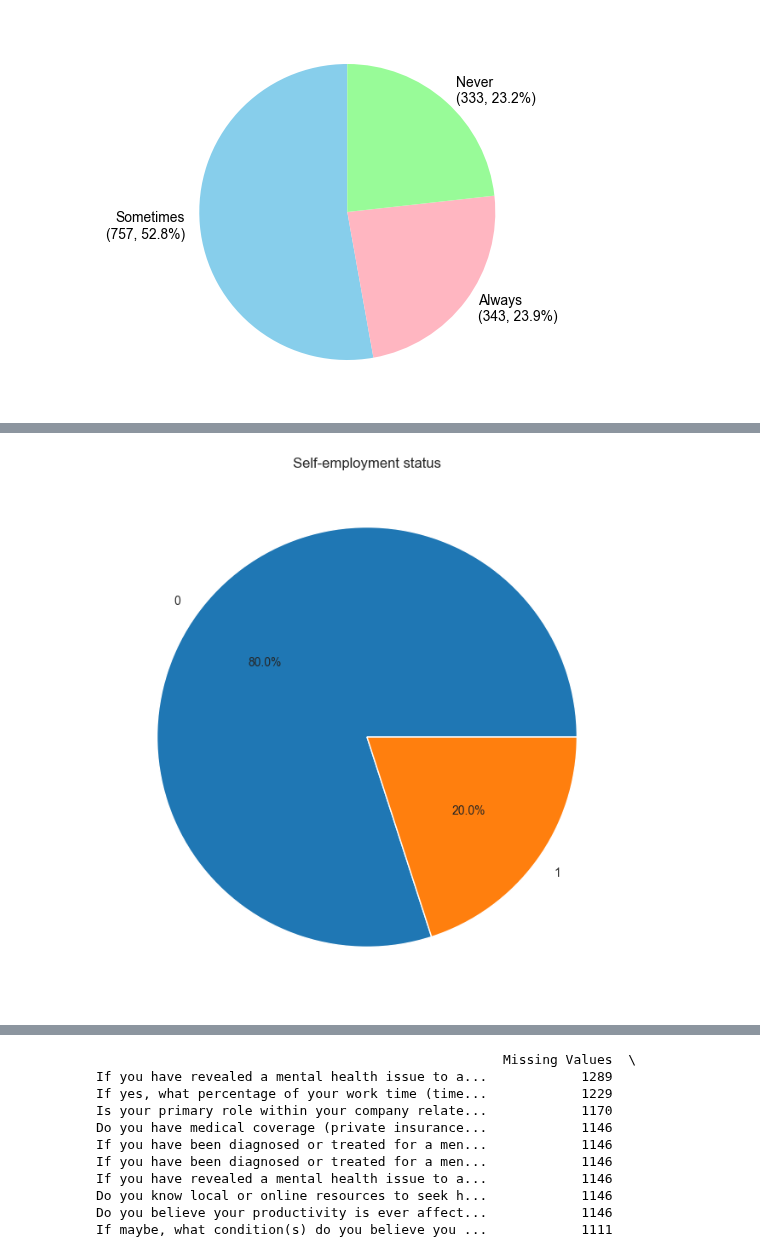
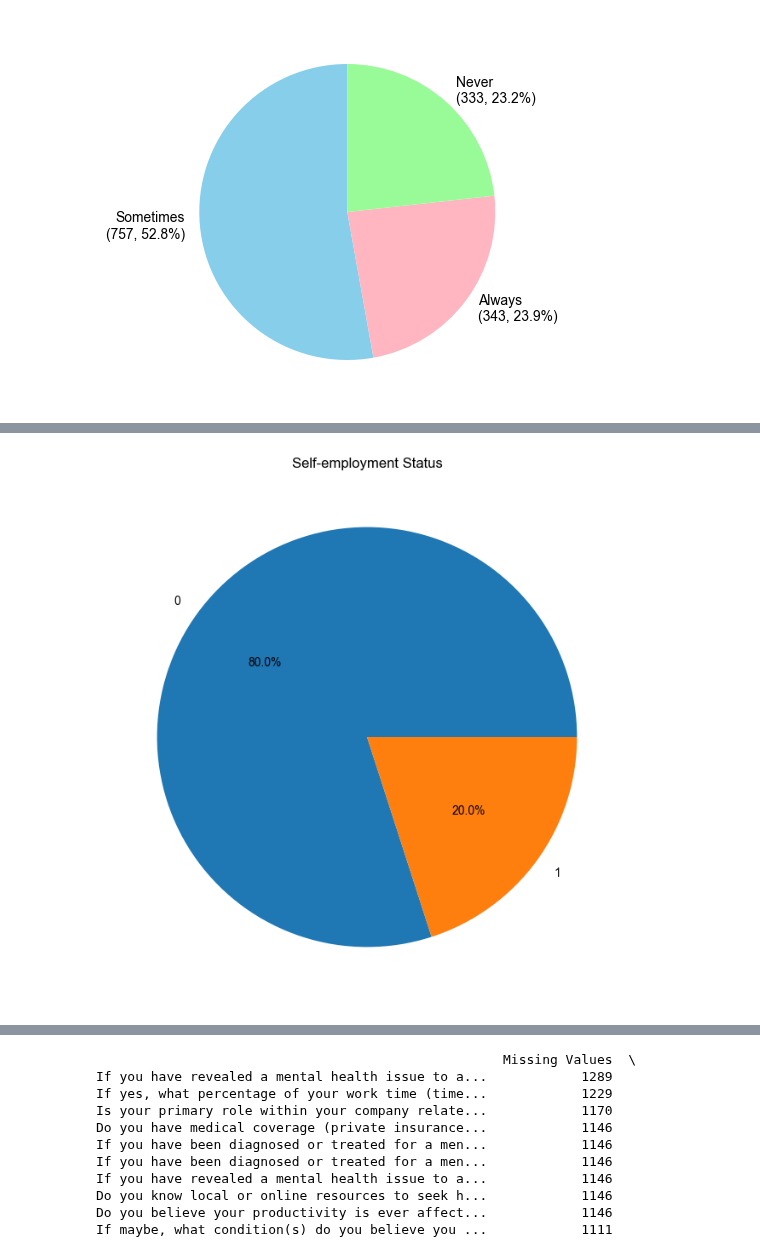
Before and after one commit to KonradKlein91/ml_unservised_learning, a Jupyter notebook: main.ipynb, the cells around one changed output, grey strips where cells are left out. Cells and saved outputs as stored; diff of their text form; code cells hidden in the pictures.

```diff
--- a/main.ipynb
+++ b/main.ipynb
@@ -413,10 +396,9 @@ Statistical Implications:
 # %%
-# Self-employment status
 selfemp_counts = df['Are you self-employed?'].value_counts()
 plt.figure(figsize=(8, 8))
 plt.pie(selfemp_counts.values, labels=selfemp_counts.index, autopct='%1.1f%%')
-plt.title('Self-employment status')
+plt.title('Self-employment Status')
 plt.show()
 # %% [output]
-[figure, old version]
+[figure, new version]
 # %% [markdown]
```
Also changed, not shown: parts of 41 cells of this notebook.
